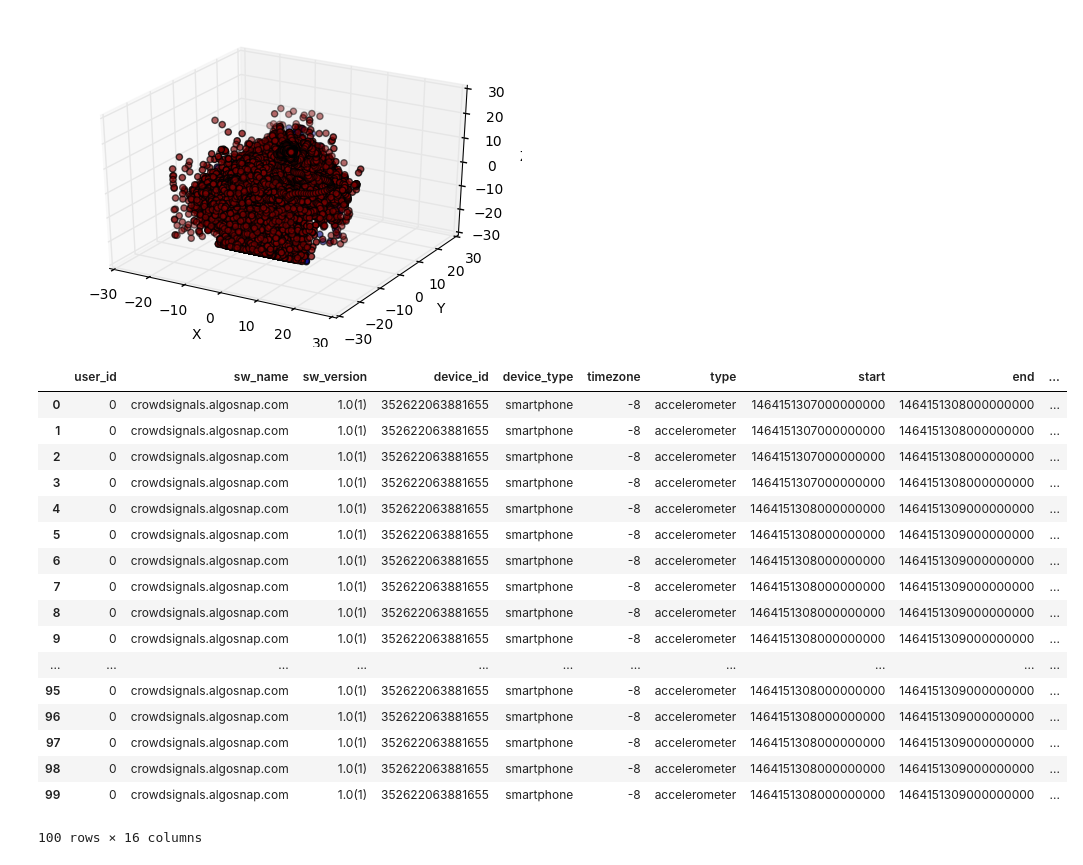
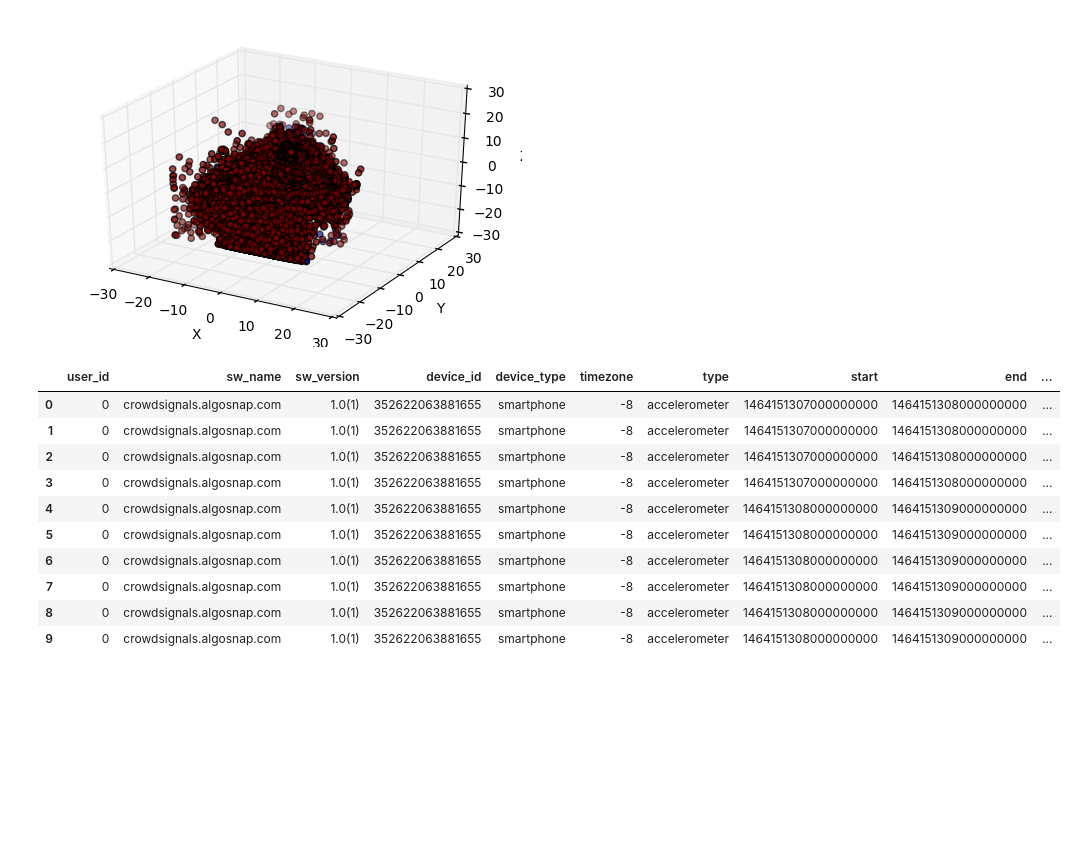
Before and after one commit to yyenigun/mobile-sensor-data-notebooks, a Jupyter notebook: AlgoSnabCrowdSignals.ipynb, the cells around one changed output. Cells and saved outputs as stored; diff of their text form; code cells hidden in the pictures; blank space fills up the shorter version.

```diff
--- a/AlgoSnabCrowdSignals.ipynb
+++ b/AlgoSnabCrowdSignals.ipynb
@@ -109,23 +105,16 @@ plt.show()
 # %% [output]
 [figure]
 # %%
-accDf.head(100)
+accDf.head(10)
 # %% [output]
 |  | user_id | sw_name | sw_version | device_id | device_type | timezone | type | start | end | ... |
 | 0 | 0 | crowdsignals.algosnap.com | 1.0(1) | 352622063881655 | smartphone | -8 | accelerometer | 1464151307000000000 | 1464151308000000000 | ... |
 | 1 | 0 | crowdsignals.algosnap.com | 1.0(1) | 352622063881655 | smartphone | -8 | accelerometer | 1464151307000000000 | 1464151308000000000 | ... |
 | 2 | 0 | crowdsignals.algosnap.com | 1.0(1) | 352622063881655 | smartphone | -8 | accelerometer | 1464151307000000000 | 1464151308000000000 | ... |
 | 3 | 0 | crowdsignals.algosnap.com | 1.0(1) | 352622063881655 | smartphone | -8 | accelerometer | 1464151307000000000 | 1464151308000000000 | ... |
 | 4 | 0 | crowdsignals.algosnap.com | 1.0(1) | 352622063881655 | smartphone | -8 | accelerometer | 1464151308000000000 | 1464151309000000000 | ... |
 | 5 | 0 | crowdsignals.algosnap.com | 1.0(1) | 352622063881655 | smartphone | -8 | accelerometer | 1464151308000000000 | 1464151309000000000 | ... |
 | 6 | 0 | crowdsignals.algosnap.com | 1.0(1) | 352622063881655 | smartphone | -8 | accelerometer | 1464151308000000000 | 1464151309000000000 | ... |
 | 7 | 0 | crowdsignals.algosnap.com | 1.0(1) | 352622063881655 | smartphone | -8 | accelerometer | 1464151308000000000 | 1464151309000000000 | ... |
 | 8 | 0 | crowdsignals.algosnap.com | 1.0(1) | 352622063881655 | smartphone | -8 | accelerometer | 1464151308000000000 | 1464151309000000000 | ... |
 | 9 | 0 | crowdsignals.algosnap.com | 1.0(1) | 352622063881655 | smartphone | -8 | accelerometer | 1464151308000000000 | 1464151309000000000 | ... |
-| ... | ... | ... | ... | ... | ... | ... | ... | ... | ... | ... |
-| 95 | 0 | crowdsignals.algosnap.com | 1.0(1) | 352622063881655 | smartphone | -8 | accelerometer | 1464151308000000000 | 1464151309000000000 | ... |
-| 96 | 0 | crowdsignals.algosnap.com | 1.0(1) | 352622063881655 | smartphone | -8 | accelerometer | 1464151308000000000 | 1464151309000000000 | ... |
-| 97 | 0 | crowdsignals.algosnap.com | 1.0(1) | 352622063881655 | smartphone | -8 | accelerometer | 1464151308000000000 | 1464151309000000000 | ... |
-| 98 | 0 | crowdsignals.algosnap.com | 1.0(1) | 352622063881655 | smartphone | -8 | accelerometer | 1464151308000000000 | 1464151309000000000 | ... |
-| 99 | 0 | crowdsignals.algosnap.com | 1.0(1) | 352622063881655 | smartphone | -8 | accelerometer | 1464151308000000000 | 1464151309000000000 | ... |
-100 rows × 16 columns
```
Also changed, not shown: parts of 50 cells of this notebook.
